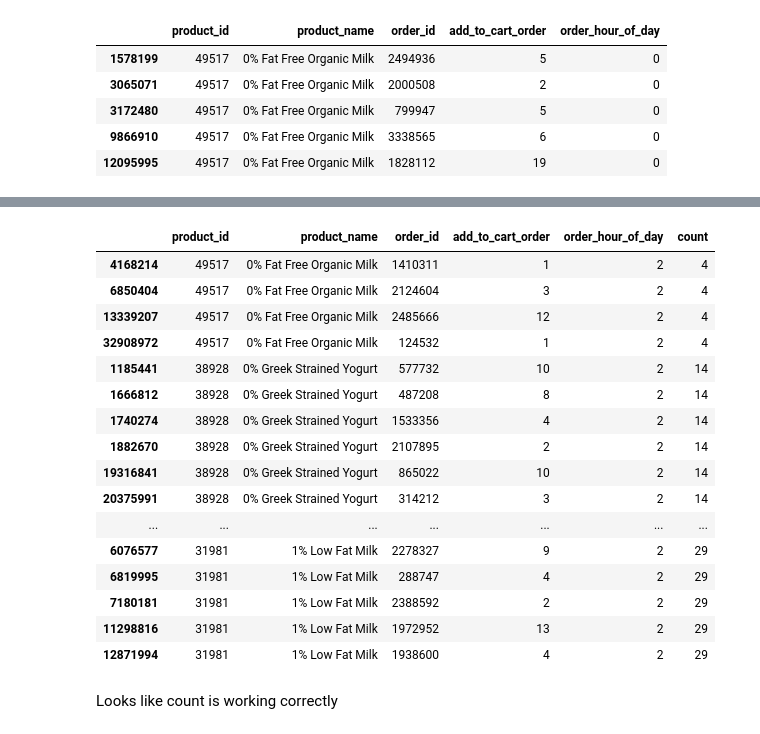
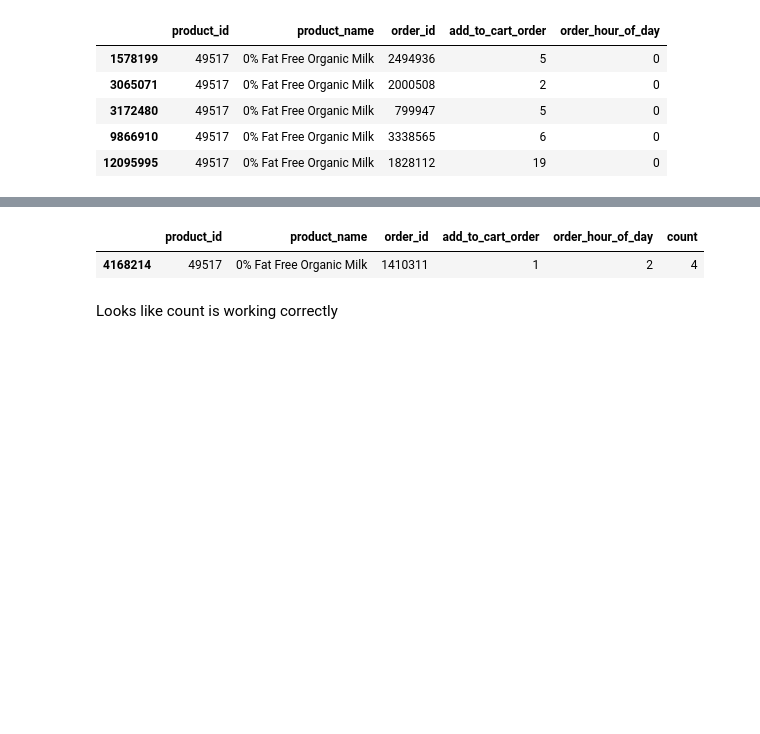
Before and after one commit to ngriggs/DS-Unit-1-Sprint-2-Data-Wrangling-and-Storytelling, a Jupyter notebook: module1-join-and-reshape-data/LS_DS_121_Join_and_Reshape_Data.ipynb, the cells around one changed output, grey strips where cells are left out. Saved outputs shown, nothing was run; the diff lists cells and outputs as text; code cells hidden in the pictures; blank space fills up the shorter version.

```diff
--- a/module1-join-and-reshape-data/LS_DS_121_Join_and_Reshape_Data.ipynb
+++ b/module1-join-and-reshape-data/LS_DS_121_Join_and_Reshape_Data.ipynb
@@ -682,24 +652,9 @@ subset.tail(60)
 | 31156876 | 13042 | with Crispy Almonds Cereal | 3333017 | 4 | 23 | 55 |
 # %%
-subset[subset['order_hour_of_day'] == 2][:50]
+subset[subset['order_hour_of_day'] == 2][:1]
 # %% [output]
 |  | product_id | product_name | order_id | add_to_cart_order | order_hour_of_day | count |
 | 4168214 | 49517 | 0% Fat Free Organic Milk | 1410311 | 1 | 2 | 4 |
-| 6850404 | 49517 | 0% Fat Free Organic Milk | 2124604 | 3 | 2 | 4 |
-| 13339207 | 49517 | 0% Fat Free Organic Milk | 2485666 | 12 | 2 | 4 |
-| 32908972 | 49517 | 0% Fat Free Organic Milk | 124532 | 1 | 2 | 4 |
-| 1185441 | 38928 | 0% Greek Strained Yogurt | 577732 | 10 | 2 | 14 |
-| 1666812 | 38928 | 0% Greek Strained Yogurt | 487208 | 8 | 2 | 14 |
-| 1740274 | 38928 | 0% Greek Strained Yogurt | 1533356 | 4 | 2 | 14 |
-| 1882670 | 38928 | 0% Greek Strained Yogurt | 2107895 | 2 | 2 | 14 |
-| 19316841 | 38928 | 0% Greek Strained Yogurt | 865022 | 10 | 2 | 14 |
-| 20375991 | 38928 | 0% Greek Strained Yogurt | 314212 | 3 | 2 | 14 |
-| ... | ... | ... | ... | ... | ... | ... |
-| 6076577 | 31981 | 1% Low Fat Milk | 2278327 | 9 | 2 | 29 |
-| 6819995 | 31981 | 1% Low Fat Milk | 288747 | 4 | 2 | 29 |
-| 7180181 | 31981 | 1% Low Fat Milk | 2388592 | 2 | 2 | 29 |
-| 11298816 | 31981 | 1% Low Fat Milk | 1972952 | 13 | 2 | 29 |
-| 12871994 | 31981 | 1% Low Fat Milk | 1938600 | 4 | 2 | 29 |
 # %% [markdown]
 Looks like count is working correctly
 # %%
```
Also changed, not shown: parts of 12 cells of this notebook.
